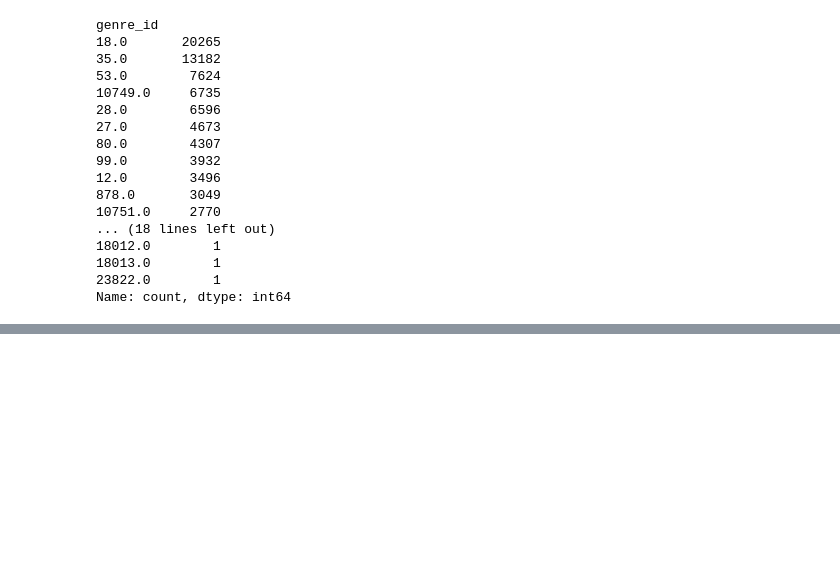
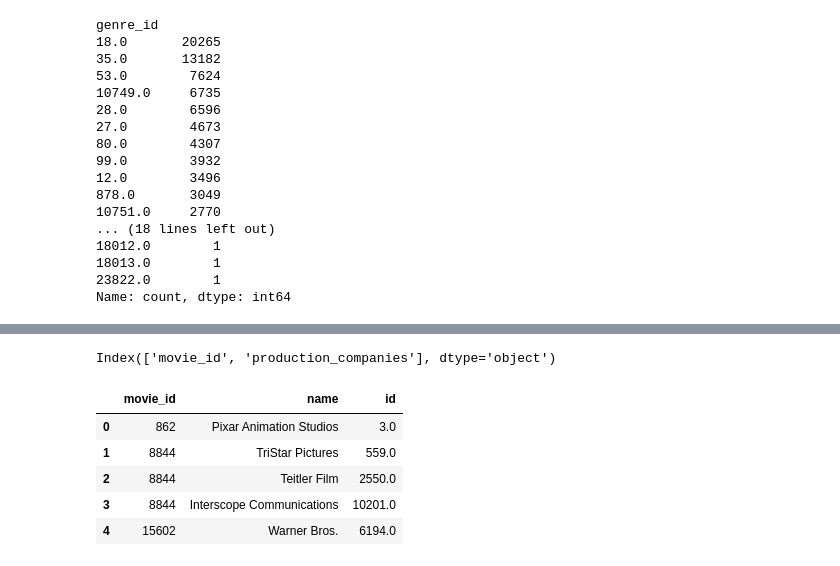
Before and after one commit to FranciscoHugoLezik/MLOps_Movies, a Jupyter notebook: notebooks/ETL.ipynb, the cells around one changed output, grey strips where cells are left out. Saved outputs shown, nothing was run; the diff lists cells and outputs as text; code cells hidden in the pictures; blank space fills up the shorter version.

Commit message:
Se agrega la extracción y transformación de la columna production_companies en el dataset movies, incluyendo desanidado y renombrado de columnas.

```diff
--- a/notebooks/ETL.ipynb
+++ b/notebooks/ETL.ipynb
@@ -297,0 +300,2 @@ Name: count, dtype: int64
+# %%
+production_companies = movies_df[['id', 'production_companies']].copy()
@@ -297,0 +323,27 @@ Name: count, dtype: int64
+# %%
+production_companies.rename(
+    columns={
+        'id': 'movie_id'
+    },
+    inplace=True)
+# %%
+production_companies.columns
+# %% [output]
+Index(['movie_id', 'production_companies'], dtype='object')
+# %%
+production_companies['production_companies'] = production_companies['production_companies'].apply(lambda x: ast.literal_eval(str(x)) if isinstance(x, str) and pd.notna(x) else x)
+
+exploded = production_companies.explode('production_companies')
+
+new_columns = pd.json_normalize(exploded['production_companies'])
+
+production_companies = exploded.drop(columns=['production_companies']).reset_index(drop=True).join(new_columns)
+# %%
+production_companies.head(5)
+# %% [output]
+|  | movie_id | name | id |
+| 0 | 862 | Pixar Animation Studios | 3.0 |
+| 1 | 8844 | TriStar Pictures | 559.0 |
+| 2 | 8844 | Teitler Film | 2550.0 |
+| 3 | 8844 | Interscope Communications | 10201.0 |
+| 4 | 15602 | Warner Bros. | 6194.0 |
```
Also changed, not shown: parts of 7 cells of this notebook.
